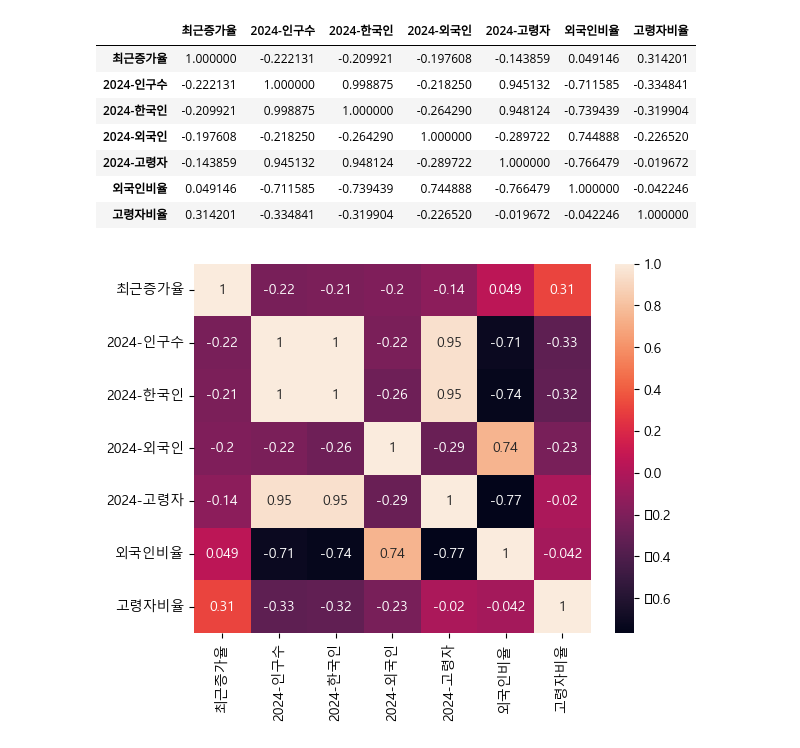
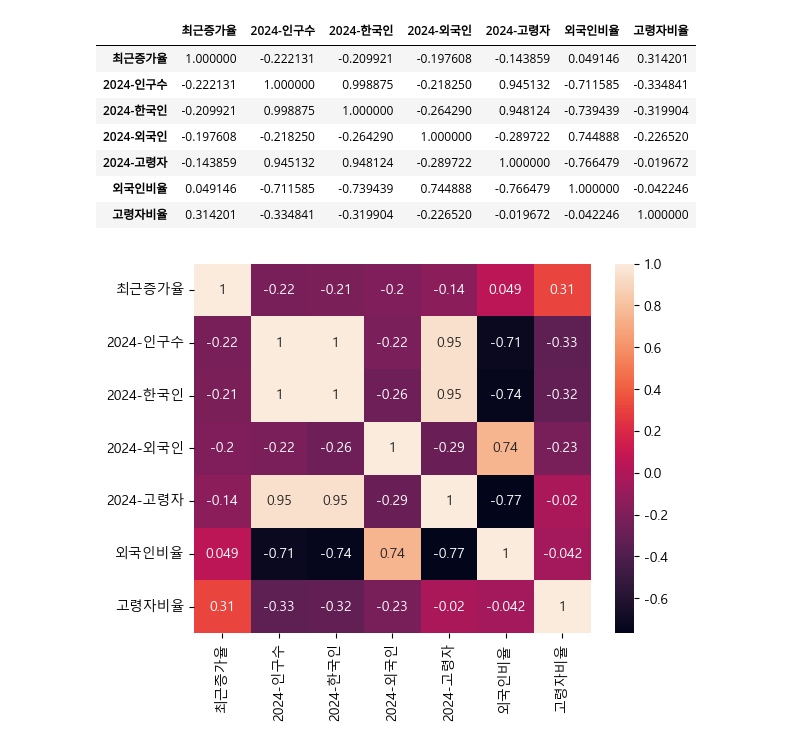
Before and after one commit to shared-repo/human-da5, a Jupyter notebook: workspace/da-packages/k_example.ipynb, the cells around one changed output. Saved outputs shown, nothing was run; the diff lists cells and outputs as text; code cells hidden in the pictures.

```diff
--- a/workspace/da-packages/k_example.ipynb
+++ b/workspace/da-packages/k_example.ipynb
@@ -158,11 +158,12 @@ df_pop_and_cctv2.corr() # 상관계수
 # %%
 import matplotlib.font_manager as fm
 
 # font file 경로를 사용해서 matplotlib이 관리하는 폰트 이름 가져오기
 font_name = fm.FontProperties(fname="C:/Windows/Fonts/malgun.ttf").get_name()
 plt.rcParams['font.family'] = font_name # matplotlib가 사용할 폰트 지정
+plt.rcParams['axes.unicode_minus'] = False
 
 sns.heatmap(df_pop_and_cctv2.corr(), annot=True)
 plt.show()
 # %% [output]
-[figure, old version]
+[figure, new version]
```
